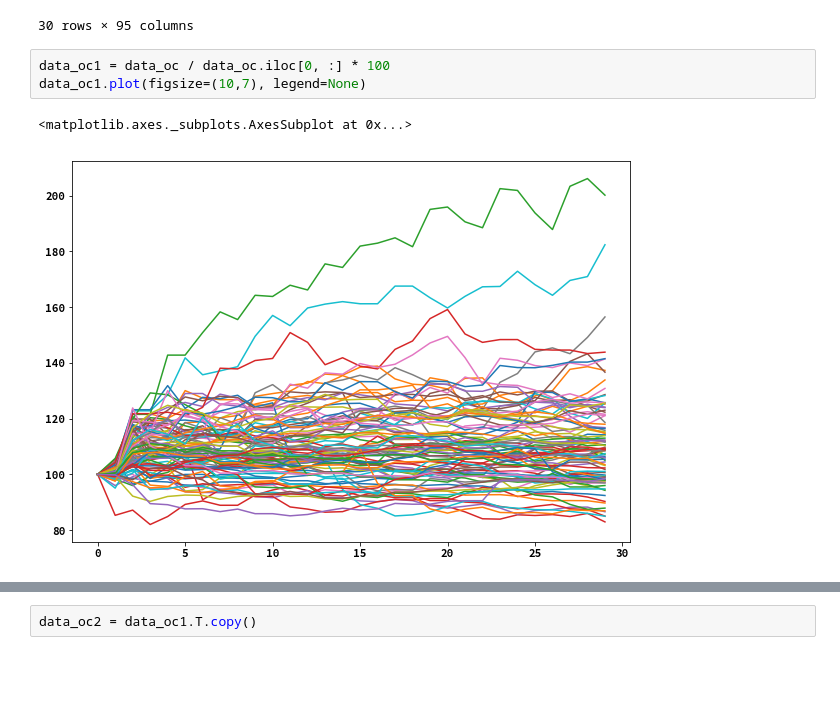
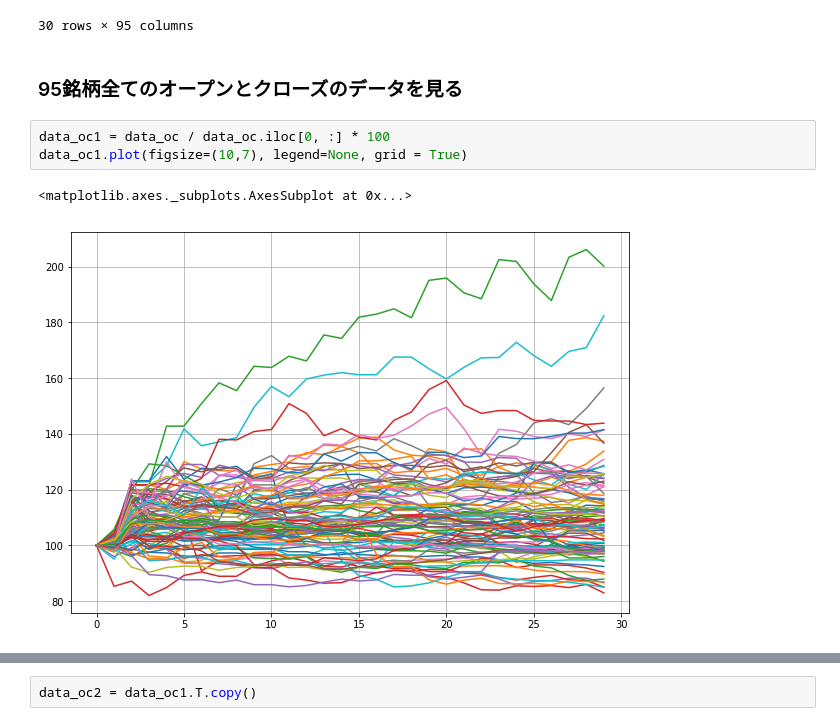
Before and after one commit to mazarimono/kabutan, a Jupyter notebook: kabutan_try_20180629.ipynb, the cells around one changed output, grey strips where cells are left out. Saved outputs shown, nothing was run; the diff lists cells and outputs as text; blank space fills up the shorter version.

```diff
--- a/kabutan_try_20180629.ipynb
+++ b/kabutan_try_20180629.ipynb
@@ -88,12 +88,14 @@ data_oc
 | 28 | 4520 | 1120 | 2066 | 1384 | 1224 | 2376 | 3910 | 3565 | 2182 | 2735 | ... | ... |
 | 29 | 4490 | 1127 | 2116 | 1335 | 1215 | 2356 | 3915 | 3740 | 2150 | 2794 | ... | ... |
 30 rows × 95 columns
+# %% [markdown]
+### 95銘柄全てのオープンとクローズのデータを見る
 # %%
 data_oc1 = data_oc / data_oc.iloc[0, :] * 100
-data_oc1.plot(figsize=(10,7), legend=None)
+data_oc1.plot(figsize=(10,7), legend=None, grid = True)
 # %% [output]
 <matplotlib.axes._subplots.AxesSubplot at 0x...>
-[figure, old version]
+[figure, new version]
 # %%
 data_oc1.iloc[1, :].hist(figsize=(10, 4)) # 1のデータ（発表日の終値）
 # %% [output]
```
Also changed, not shown: parts of 22 cells of this notebook.
